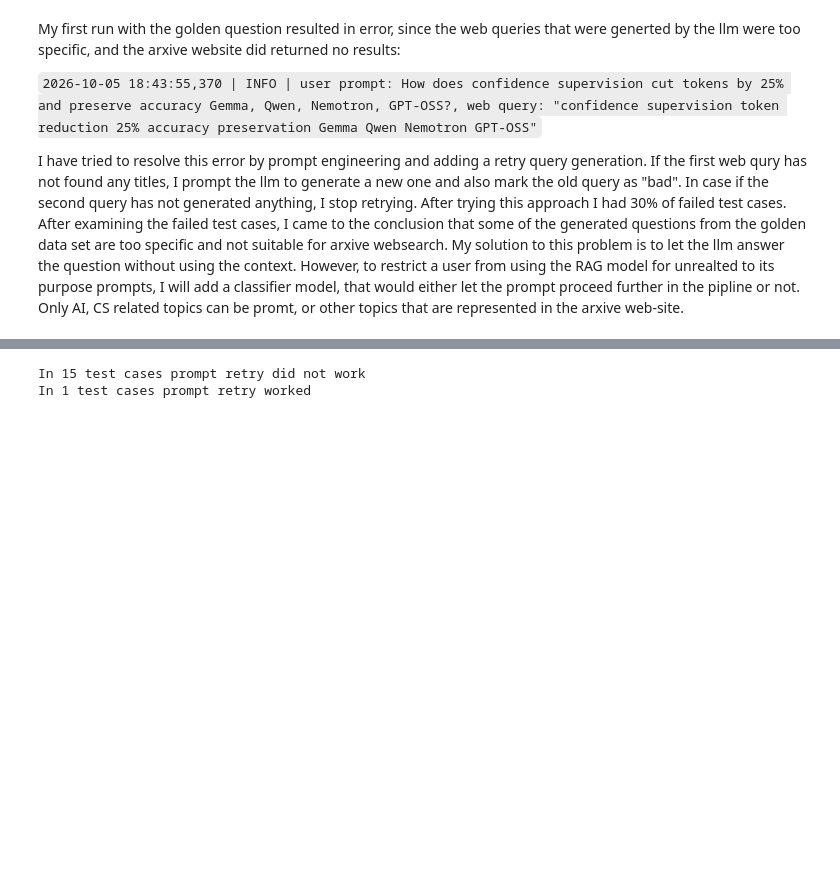
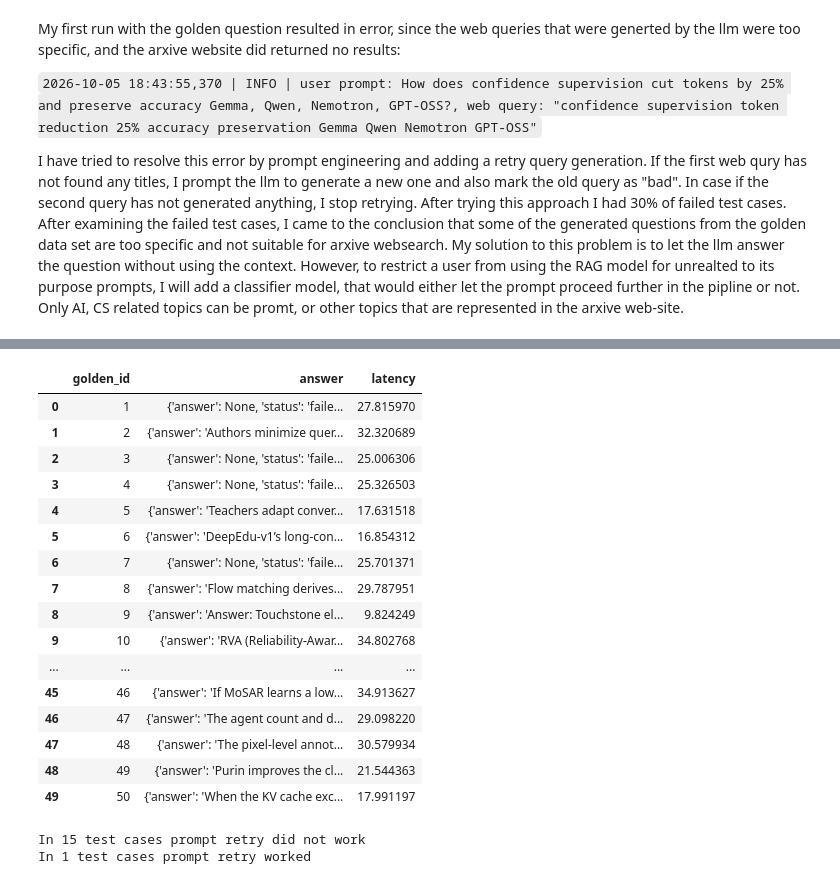
Before and after one commit to vilyapilya/scientific_article_RAG, a Jupyter notebook: web_search_flow.ipynb, the cells around one changed output, grey strips where cells are left out. Saved outputs shown, nothing was run; the diff lists cells and outputs as text; code cells hidden in the pictures; blank space fills up the shorter version.

```diff
--- a/web_search_flow.ipynb
+++ b/web_search_flow.ipynb
@@ -132,3 +150,23 @@ Percentage of failed questions: 30.0%
+# %%
+results
+# %% [output]
+|  | golden_id | answer | latency |
+| 0 | 1 | {'answer': None, 'status': 'faile... | 27.815970 |
+| 1 | 2 | {'answer': 'Authors minimize quer... | 32.320689 |
+| 2 | 3 | {'answer': None, 'status': 'faile... | 25.006306 |
+| 3 | 4 | {'answer': None, 'status': 'faile... | 25.326503 |
+| 4 | 5 | {'answer': 'Teachers adapt conver... | 17.631518 |
+| 5 | 6 | {'answer': 'DeepEdu-v1’s long-con... | 16.854312 |
+| 6 | 7 | {'answer': None, 'status': 'faile... | 25.701371 |
+| 7 | 8 | {'answer': 'Flow matching derives... | 29.787951 |
+| 8 | 9 | {'answer': 'Answer: Touchstone el... | 9.824249 |
+| 9 | 10 | {'answer': 'RVA (Reliability-Awar... | 34.802768 |
+| ... | ... | ... | ... |
+| 45 | 46 | {'answer': 'If MoSAR learns a low... | 34.913627 |
+| 46 | 47 | {'answer': 'The agent count and d... | 29.098220 |
+| 47 | 48 | {'answer': 'The pixel-level annot... | 30.579934 |
+| 48 | 49 | {'answer': 'Purin improves the cl... | 21.544363 |
+| 49 | 50 | {'answer': 'When the KV cache exc... | 17.991197 |
 # %%
 logs = pd.read_csv("rag_logs.csv")
 
```
Also changed, not shown: parts of 18 cells of this notebook, 9 other files.
